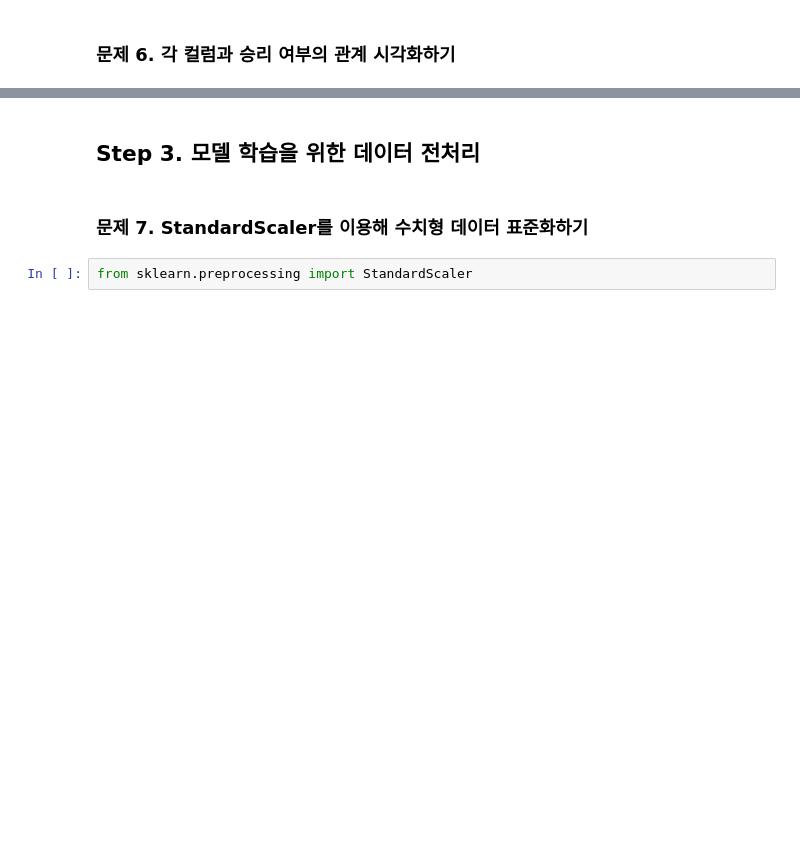
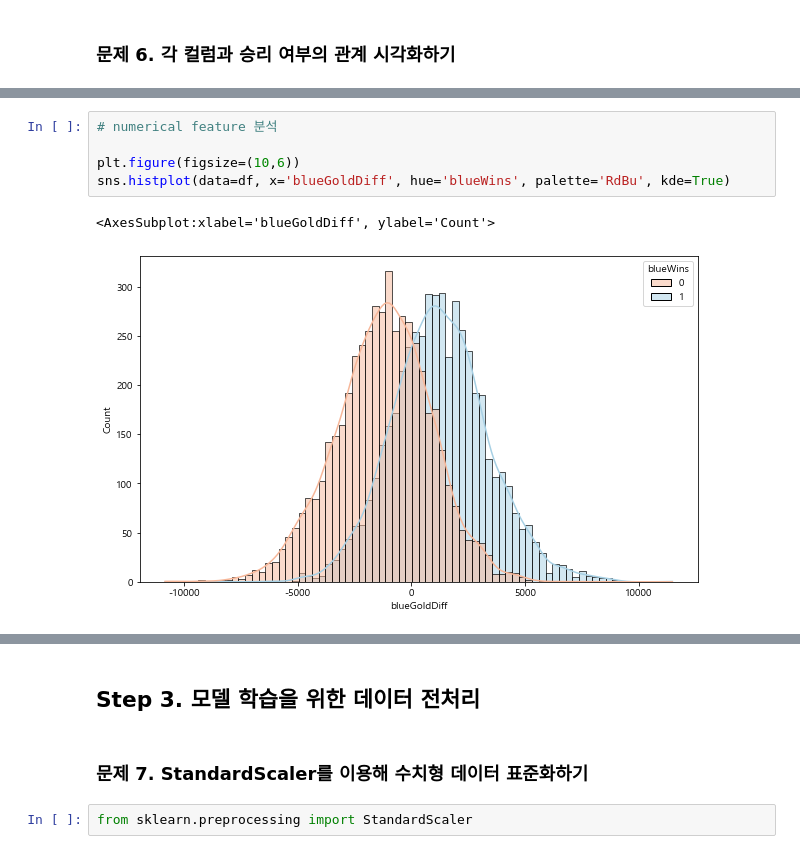
Before and after one commit to LEEHM97/machine-learning-exercises, a Jupyter notebook: 12.리그오브레전드 승리/리그 오브 레전드의 승리 공식.ipynb, the cells around one changed output, grey strips where cells are left out. Cells and saved outputs as stored; diff of their text form; blank space fills up the shorter version.

```diff
--- a/12.리그오브레전드 승리/리그 오브 레전드의 승리 공식.ipynb
+++ b/12.리그오브레전드 승리/리그 오브 레전드의 승리 공식.ipynb
@@ -108,0 +163,8 @@ df.head()
+# %%
+# numerical feature 분석
+
+plt.figure(figsize=(10,6))
+sns.histplot(data=df, x='blueGoldDiff', hue='blueWins', palette='RdBu', kde=True)
+# %% [output]
+<AxesSubplot:xlabel='blueGoldDiff', ylabel='Count'>
+[figure, added]
```
Also changed, not shown: parts of 14 cells of this notebook.
